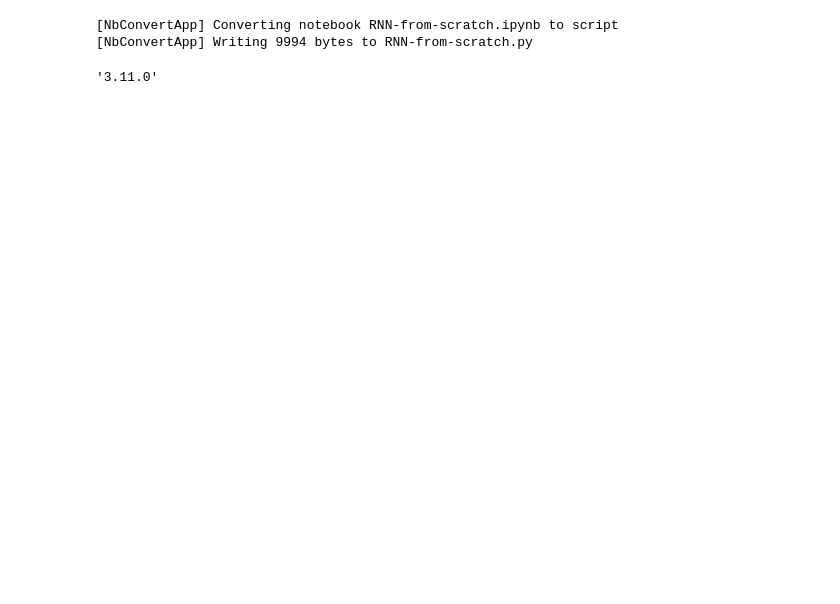
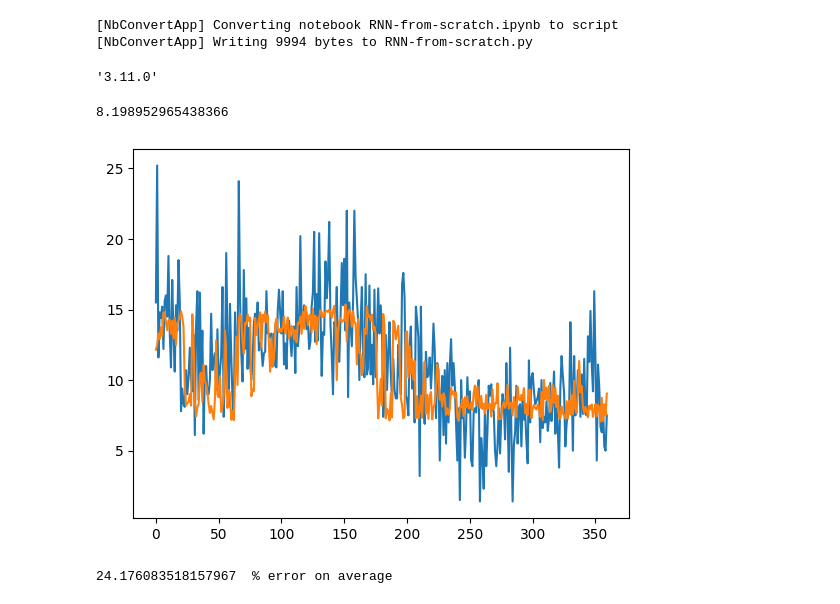
Before and after one commit to fog13/sequences, a Jupyter notebook: RNN-from-scratch.ipynb, the cells around one changed output. Cells and saved outputs as stored; diff of their text form; code cells hidden in the pictures; blank space fills up the shorter version.

```diff
--- a/RNN-from-scratch.ipynb
+++ b/RNN-from-scratch.ipynb
@@ -38,7 +38,7 @@ CUDA is not available. Primary device set to CPU.
 # %%
 #  Class for a single RNN Cell
 class RNNCell(nn.Module):
-    def __init__(self, input_size, hidden_size, output_size):
+    def __init__(self, input_size, hidden_size, output_size, dropout = 0.2):
         super(RNNCell, self).__init__()
         self.hidden_size = hidden_size
         self.input_size = input_size
@@ -48,10 +48,16 @@ class RNNCell(nn.Module):
         self.input_layer = nn.Linear(input_size, hidden_size)
         self.output_layer = nn.Linear(hidden_size, output_size)
 
+        self.layer_norm_hidden = nn.LayerNorm(hidden_size)
+        self.layer_norm_output = nn.LayerNorm(hidden_size)
+        self.dropout = nn.Dropout(dropout)
+
     def forward(self, input_tensor, prev_hidden_state):
         inner_tensor = self.hidden_layer(prev_hidden_state) + self.input_layer(input_tensor)
-        hidden_tensor = torch.tanh(inner_tensor)
+        hidden_tensor = torch.tanh(self.layer_norm_hidden(inner_tensor))
+        hidden_tensor = self.dropout(hidden_tensor)
         output_tensor = self.output_layer(hidden_tensor)
+        # output_tensor = self.dropout(output_tensor)
 
         return output_tensor, hidden_tensor
 
@@ -77,17 +83,19 @@ class RNN(nn.Module):
         hidden_state = torch.zeros(self.num_layers, batch_size, self.hidden_size).to(self.device)
         outputs = torch.zeros(sequence_size, batch_size, self.output_size).to(self.device)
 
+
         # iterate over each time step
         for seq in range(sequence_size):
             token_tensor = input_sequence[:, seq, :]
+            new_hidden_state = []
             # iterate over each layer in rnn
             for i, rnn_cell in enumerate(self.rnn_cells):
                 y_out, h_out = rnn_cell(token_tensor, hidden_state[i])
                 token_tensor = y_out
 
                 # update hidden state of rnn cells of layer
-                hidden_state[i] = h_out
-
+                new_hidden_state.append(h_out)
+            hidden_state = torch.stack(new_hidden_state)
             outputs[seq] = token_tensor
 
         return outputs.view(outputs.shape[1], outputs.shape[0], outputs.shape[2])
@@ -237,6 +268,6 @@ assert len(data) == len(p_data)
 # %%
 # Open the original HDF5 file
-file_path = 'meta/sequence.h5'
+file_path = 'meta/partitioned_sequence.h5'
 hdf5_file = h5py.File(file_path, 'r')  # Open in read-only mode
 data = hdf5_file['sequences']
 labels = hdf5_file['label']
@@ -292,5 +323,9 @@ test_dataset = HDF5Dataset(test_file_path, 'data', 'label')
 joblib.dump(scaler, 'models/model_robust_scaler.joblib')
 # %% [output]
 ['models/model_robust_scaler.joblib']
+# %%
+model = RNN(1, 10, 1, 3)
+mse_loss = nn.MSELoss()
+adam_optimizer = torch.optim.Adam(model.parameters(), lr=0.0005)
 # %%
 # Create DataLoader instances
@@ -323,3 +382,35 @@ h5py.__version__
 [NbConvertApp] Converting notebook RNN-from-scratch.ipynb to script
 [NbConvertApp] Writing 9994 bytes to RNN-from-scratch.py
 '3.11.0'
+# %%
+loss_sum = 0
+model_basic = RNN(1, 3, 1, 2)
+actual = []
+pred = []
+
+with torch.no_grad():
+    for data, labels in test_loader:
+        res = model.forward(data)
+        out = res[:, -1, :]
+        # print(scaler.inverse_transform(out), scaler.inverse_transform(labels))
+        actual.extend(scaler.inverse_transform(labels).detach().numpy())
+        pred.extend(scaler.inverse_transform(out).detach().numpy())
+        loss = mse_loss(out, labels.view(-1, 1))
+        loss_sum += loss.item()
+
+print(loss_sum)
+# %% [output]
+8.198952965438366
+# %%
+plt.plot(actual)
+plt.plot(pred)
+plt.show()
+# %% [output]
+[figure, added]
+# %%
+err_arr = []
+for pair in zip(actual, pred):
+    err_arr.append(abs((pair[0] - pair[1])[0]))
+print(100*np.mean(err_arr)/np.mean(actual), " % error on average")
+# %% [output]
+24.176083518157967  % error on average
```
Also changed, not shown: parts of 6 cells of this notebook, 1 other file.
